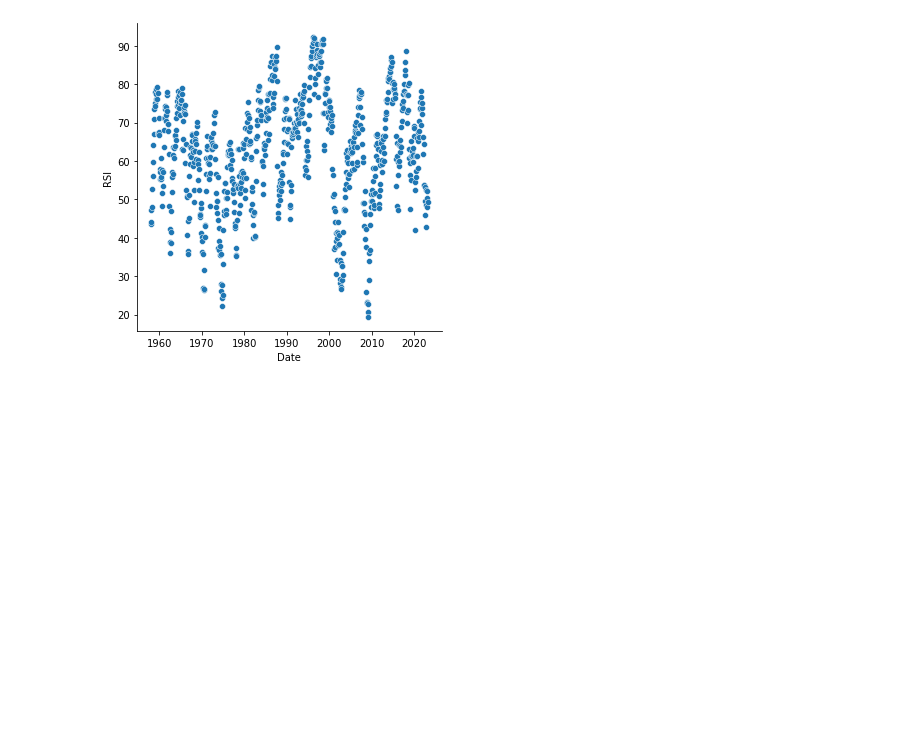
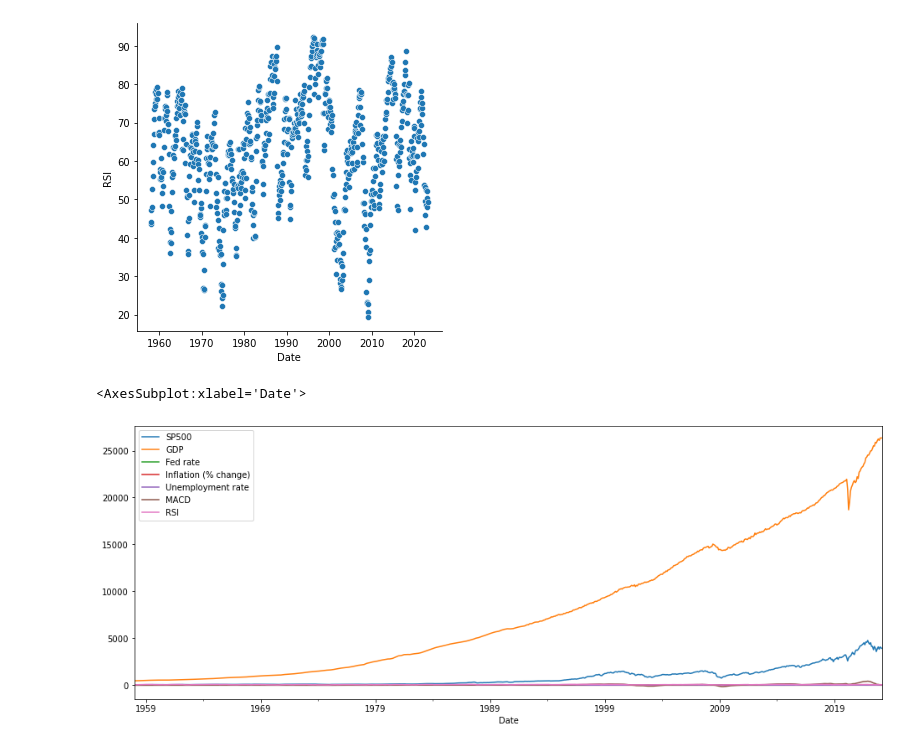
Before and after one commit to pamidisushma02/Sushma_SP500Prediction_Capstone_Project, a Jupyter notebook: Sushma_Capstone_Project.ipynb, the cells around one changed output. Saved outputs shown, nothing was run; the diff lists cells and outputs as text; code cells hidden in the pictures; blank space fills up the shorter version.

```diff
--- a/Sushma_Capstone_Project.ipynb
+++ b/Sushma_Capstone_Project.ipynb
@@ -261,3 +261,8 @@ sns.relplot(x='Date', y='RSI', data=df)
 # %% [output]
 <seaborn.axisgrid.FacetGrid at 0x...>
 [figure]
+# %%
+df.plot(x="Date", y=["SP500", "GDP", "Fed rate", "Inflation (% change)", "Unemployment rate", "MACD", "RSI"], figsize=(16, 6))
+# %% [output]
+<AxesSubplot:xlabel='Date'>
+[figure, added]
```
Also changed, not shown: parts of 2 cells of this notebook, 58 other files.
